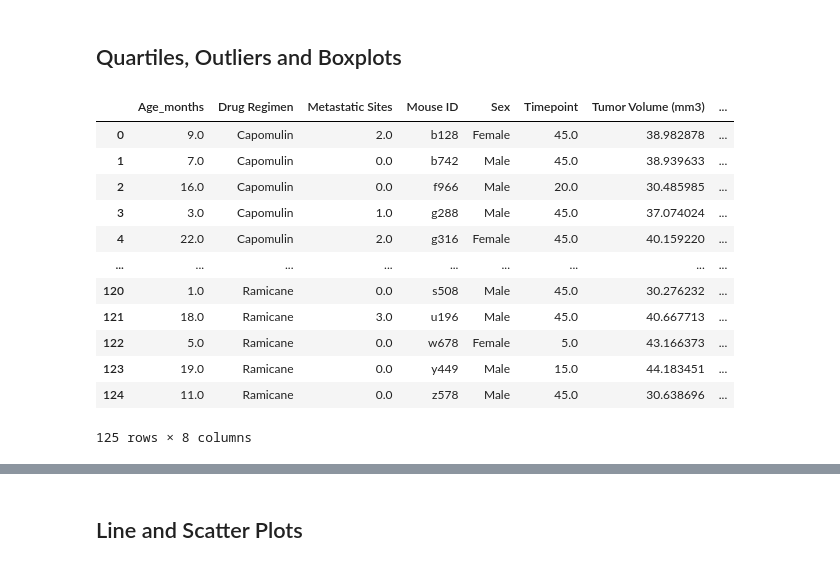
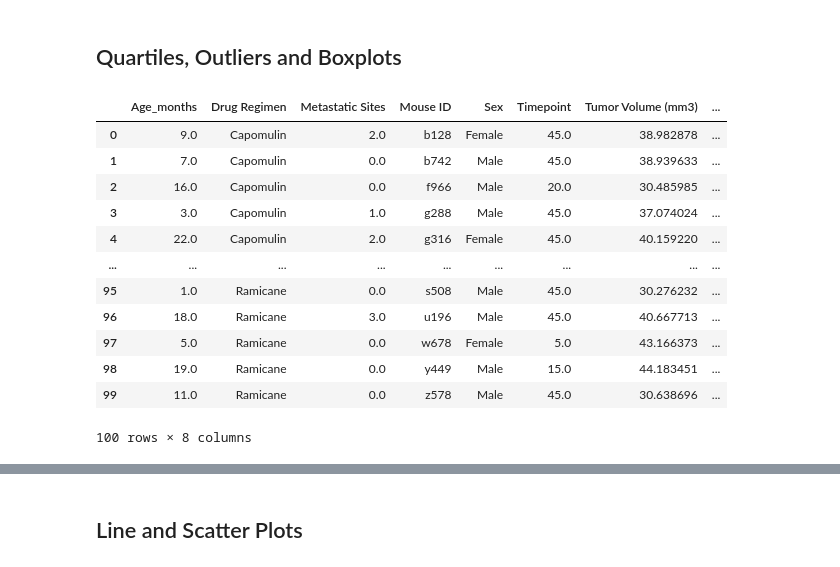
Before and after one commit to mkpennemays/PlottingPharmaData, a Jupyter notebook: Pymaceuticals/pymaceuticals_starter.ipynb, the cells around one changed output, grey strips where cells are left out. Saved outputs shown, nothing was run; the diff lists cells and outputs as text; code cells hidden in the pictures.

```diff
--- a/Pymaceuticals/pymaceuticals_starter.ipynb
+++ b/Pymaceuticals/pymaceuticals_starter.ipynb
@@ -143,7 +143,7 @@ plt.axis("equal")
 # %%
 # Calculate the final tumor volume of each mouse across four of the treatment regimens:
 # Capomulin, Ramicane, Infubinol, and Ceftamin
-promisingDrug_data = complete_study_data[complete_study_data["Drug Regimen"].isin(['Capomulin', 'Ramicane', 'Infubinol','Ceftamin','Placebo'])]
+promisingDrug_data = complete_study_data[complete_study_data["Drug Regimen"].isin(['Capomulin', 'Ramicane', 'Infubinol','Ceftamin'])]
 complete_response_data_df = pd.DataFrame()
 Regimen_groups = promisingDrug_data.groupby("Drug Regimen")
 for name,group in Regimen_groups:
@@ -152,36 +152,36 @@ for name,group in Regimen_groups:
     for name,group in Mouse_groups:
             #print(name)
             #capture the max Timepoint for each mouse - some did not complete the study
             #finalTumor size = tumor Vol where timepoint.max
             maxTimepoint = group["Timepoint"].max()
             finalTumorSizeRow = group.loc[group["Timepoint"] == maxTimepoint]
             finalTumorSize = finalTumorSizeRow.iloc[0]['Tumor Volume (mm3)']
 #             mouse_response_data = {"Mouse ID":name,
 #                  "Tumor Volume (mm3)":finalTumorSize,
 #                  "Timepoint":maxTimepoint,
 #                  "Drug Regimen":group["Drug Regimen"].iloc[0]
 #                 }
 
             #complete_response_data_df = complete_response_data_df.append(mouse_response_data,ignore_index = True)
             complete_response_data_df = complete_response_data_df.append(finalTumorSizeRow.iloc[0],ignore_index = True)
 
 
 # Start by getting the last (greatest) timepoint for each mouse
 
 # complete_response_data_df["Timepoint"].value_counts()
 # complete_response_data_df.loc[complete_response_data_df['Drug Regimen'] == 'Placebo',:]
 complete_response_data_df
 # %% [output]
 |  | Age_months | Drug Regimen | Metastatic Sites | Mouse ID | Sex | Timepoint | Tumor Volume (mm3) | ... |
 | 0 | 9.0 | Capomulin | 2.0 | b128 | Female | 45.0 | 38.982878 | ... |
 | 1 | 7.0 | Capomulin | 0.0 | b742 | Male | 45.0 | 38.939633 | ... |
 | 2 | 16.0 | Capomulin | 0.0 | f966 | Male | 20.0 | 30.485985 | ... |
 | 3 | 3.0 | Capomulin | 1.0 | g288 | Male | 45.0 | 37.074024 | ... |
 | 4 | 22.0 | Capomulin | 2.0 | g316 | Female | 45.0 | 40.159220 | ... |
 | ... | ... | ... | ... | ... | ... | ... | ... | ... |
-| 120 | 1.0 | Ramicane | 0.0 | s508 | Male | 45.0 | 30.276232 | ... |
-| 121 | 18.0 | Ramicane | 3.0 | u196 | Male | 45.0 | 40.667713 | ... |
-| 122 | 5.0 | Ramicane | 0.0 | w678 | Female | 5.0 | 43.166373 | ... |
-| 123 | 19.0 | Ramicane | 0.0 | y449 | Male | 15.0 | 44.183451 | ... |
-| 124 | 11.0 | Ramicane | 0.0 | z578 | Male | 45.0 | 30.638696 | ... |
+| 95 | 1.0 | Ramicane | 0.0 | s508 | Male | 45.0 | 30.276232 | ... |
+| 96 | 18.0 | Ramicane | 3.0 | u196 | Male | 45.0 | 40.667713 | ... |
+| 97 | 5.0 | Ramicane | 0.0 | w678 | Female | 5.0 | 43.166373 | ... |
+| 98 | 19.0 | Ramicane | 0.0 | y449 | Male | 15.0 | 44.183451 | ... |
+| 99 | 11.0 | Ramicane | 0.0 | z578 | Male | 45.0 | 30.638696 | ... |
-125 rows × 8 columns
+100 rows × 8 columns
```
Also changed, not shown: parts of 4 cells of this notebook.
